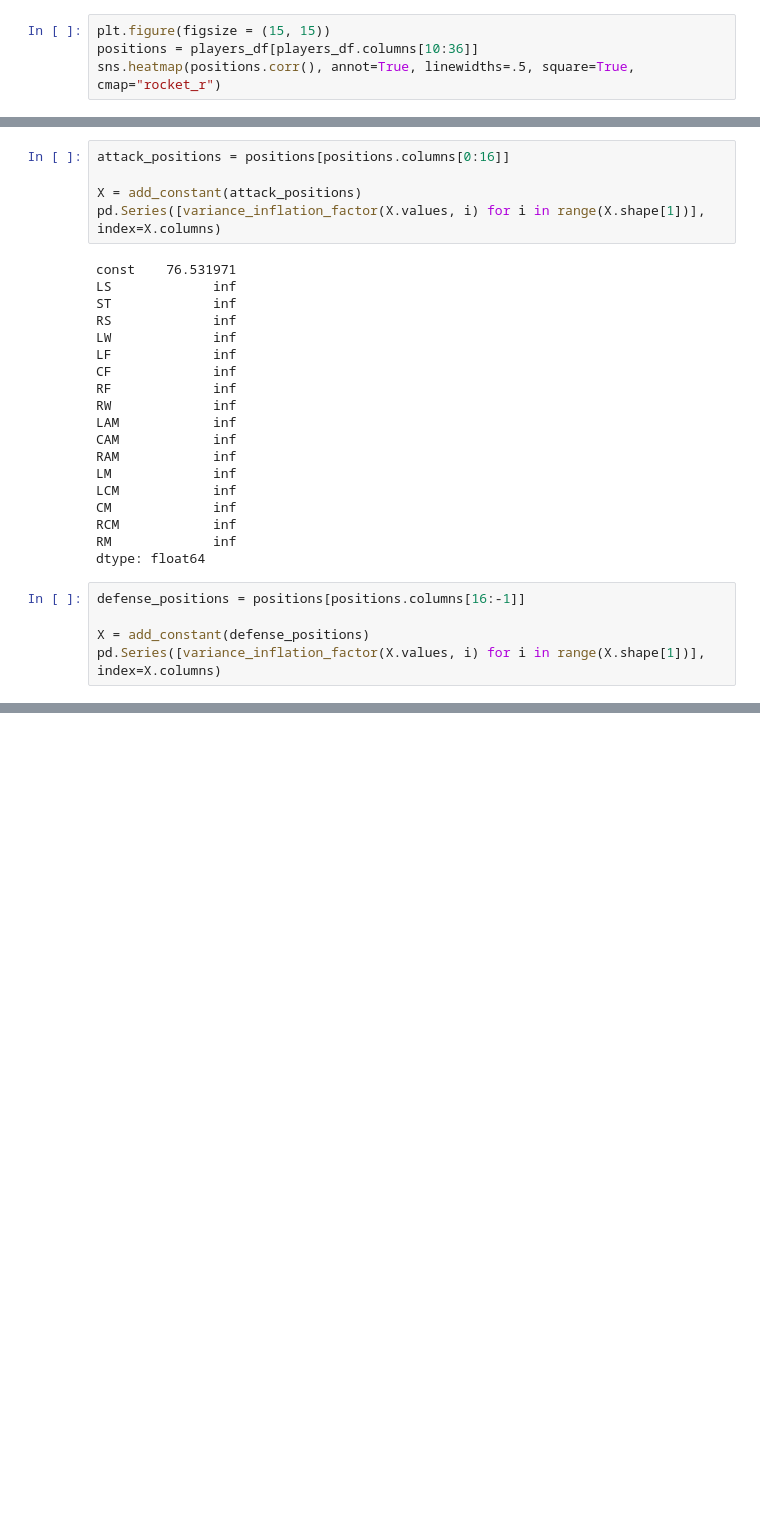
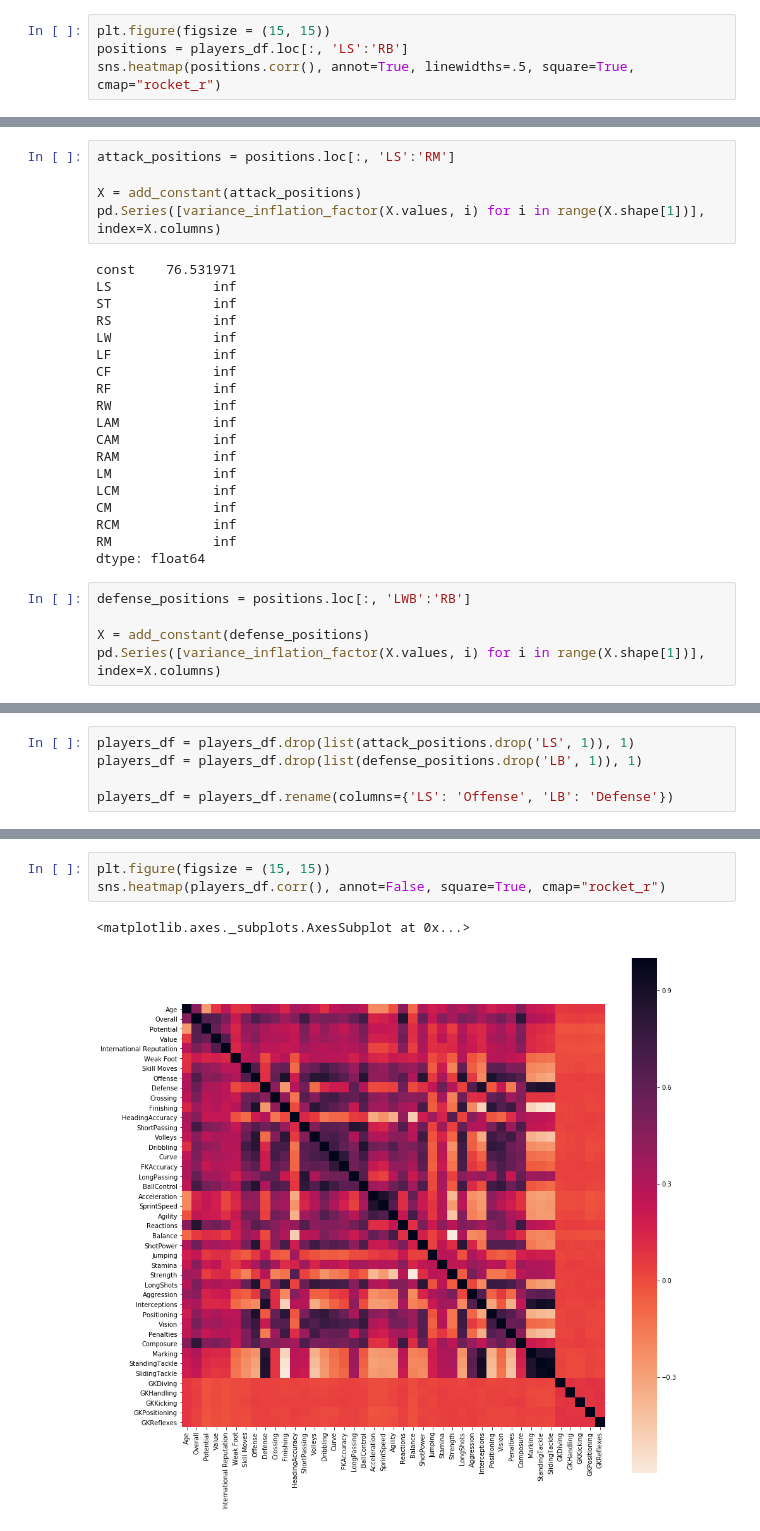
Before and after one commit to danielchen115/underrated-fifa19-players, a Jupyter notebook: fifa19-underrated-players.ipynb, the cells around one changed output, grey strips where cells are left out. Cells and saved outputs as stored; diff of their text form; blank space fills up the shorter version.

```diff
--- a/fifa19-underrated-players.ipynb
+++ b/fifa19-underrated-players.ipynb
@@ -97,7 +95,7 @@ sns.heatmap(players_df.corr(), annot=False, square=True, cmap="rocket_r")
 Zooming into the two diagonal squares in the upper left corner, we have the position features. There is an incredibly high correlation square for the attacking positions, and another high correlation square for the defensive position. In the middle, the centre midfield positions have a bit of correlation with both. By inspection, we can tell the bulk of the two squares is going to be a problem. Let's combine the upper left square into an _offense_ feature, and the lower right square into a _defense_ feature. To choose which parameter to keep, we'll look for their variance inflation factor (VIF) and pick the lowest number.
 # %%
 plt.figure(figsize = (15, 15))
-positions = players_df[players_df.columns[10:36]]
+positions = players_df.loc[:, 'LS':'RB']
 sns.heatmap(positions.corr(), annot=True, linewidths=.5, square=True, cmap="rocket_r")
 # %% [output]
 <matplotlib.axes._subplots.AxesSubplot at 0x...>
@@ -105,7 +103,7 @@ sns.heatmap(positions.corr(), annot=True, linewidths=.5, square=True, cmap="rock
 # %% [markdown]
 ### VIF for Centre Midfield
 # %%
-attack_positions = positions[positions.columns[0:16]]
+attack_positions = positions.loc[:, 'LS':'RM']
 
 X = add_constant(attack_positions)
 pd.Series([variance_inflation_factor(X.values, i) for i in range(X.shape[1])], index=X.columns)
@@ -129,7 +127,7 @@ RCM            inf
 RM             inf
 dtype: float64
 # %%
-defense_positions = positions[positions.columns[16:-1]]
+defense_positions = positions.loc[:, 'LWB':'RB']
 
 X = add_constant(defense_positions)
 pd.Series([variance_inflation_factor(X.values, i) for i in range(X.shape[1])], index=X.columns)
@@ -149,0 +149,5 @@ The positional variables are so correlated, calculating the VIF wasn't a big a h
+# %%
+players_df = players_df.drop(list(attack_positions.drop('LS', 1)), 1)
+players_df = players_df.drop(list(defense_positions.drop('LB', 1)), 1)
+
+players_df = players_df.rename(columns={'LS': 'Offense', 'LB': 'Defense'})
@@ -149,0 +156,6 @@ The positional variables are so correlated, calculating the VIF wasn't a big a h
+# %%
+plt.figure(figsize = (15, 15))
+sns.heatmap(players_df.corr(), annot=False, square=True, cmap="rocket_r")
+# %% [output]
+<matplotlib.axes._subplots.AxesSubplot at 0x...>
+[figure, added]
```
Also changed, not shown: parts of 19 cells of this notebook.
